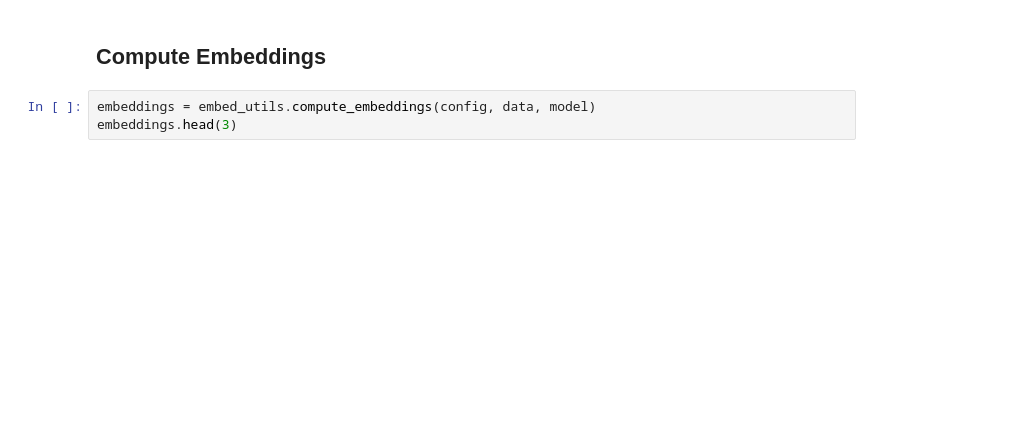
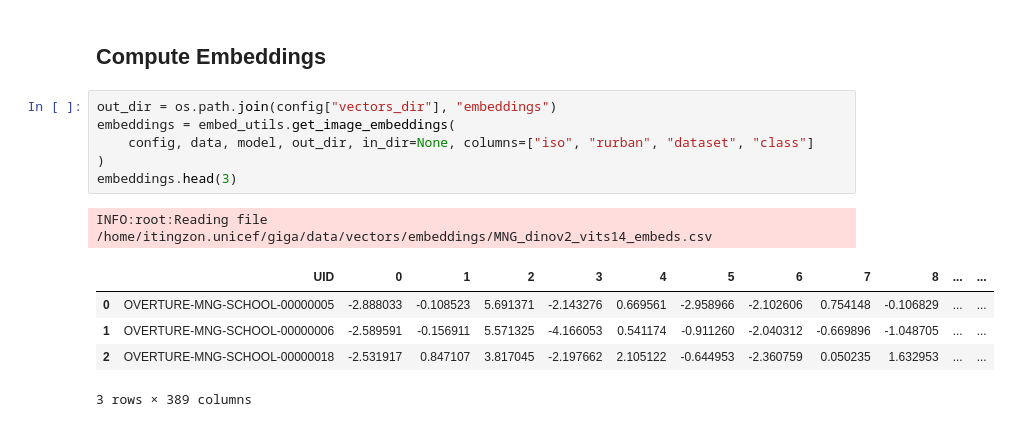
Before and after one commit to unicef/giga_global_school_mapping, a Jupyter notebook: notebooks/04_model_development.ipynb, the cells around one changed output. Cells and saved outputs as stored; diff of their text form; blank space fills up the shorter version.

```diff
--- a/notebooks/04_model_development.ipynb
+++ b/notebooks/04_model_development.ipynb
@@ -104,5 +104,15 @@ embed_utils.visualize_embeddings(config, subdata, model, batch_size=5)
 # %% [markdown]
 ## Compute Embeddings
 # %%
-embeddings = embed_utils.compute_embeddings(config, data, model)
+out_dir = os.path.join(config["vectors_dir"], "embeddings")
+embeddings = embed_utils.get_image_embeddings(
+    config, data, model, out_dir, in_dir=None, columns=["iso", "rurban", "dataset", "class"]
+)
 embeddings.head(3)
+# %% [output]
+INFO:root:Reading file /home/itingzon.unicef/giga/data/vectors/embeddings/MNG_dinov2_vits14_embeds.csv
+|  | UID | 0 | 1 | 2 | 3 | 4 | 5 | 6 | 7 | 8 | ... | ... |
+| 0 | OVERTURE-MNG-SCHOOL-00000005 | -2.888033 | -0.108523 | 5.691371 | -2.143276 | 0.669561 | -2.958966 | -2.102606 | 0.754148 | -0.106829 | ... | ... |
+| 1 | OVERTURE-MNG-SCHOOL-00000006 | -2.589591 | -0.156911 | 5.571325 | -4.166053 | 0.541174 | -0.911260 | -2.040312 | -0.669896 | -1.048705 | ... | ... |
+| 2 | OVERTURE-MNG-SCHOOL-00000018 | -2.531917 | 0.847107 | 3.817045 | -2.197662 | 2.105122 | -0.644953 | -2.360759 | 0.050235 | 1.632953 | ... | ... |
+3 rows × 389 columns
```
Also changed, not shown: parts of 9 cells of this notebook, 3 other files.
